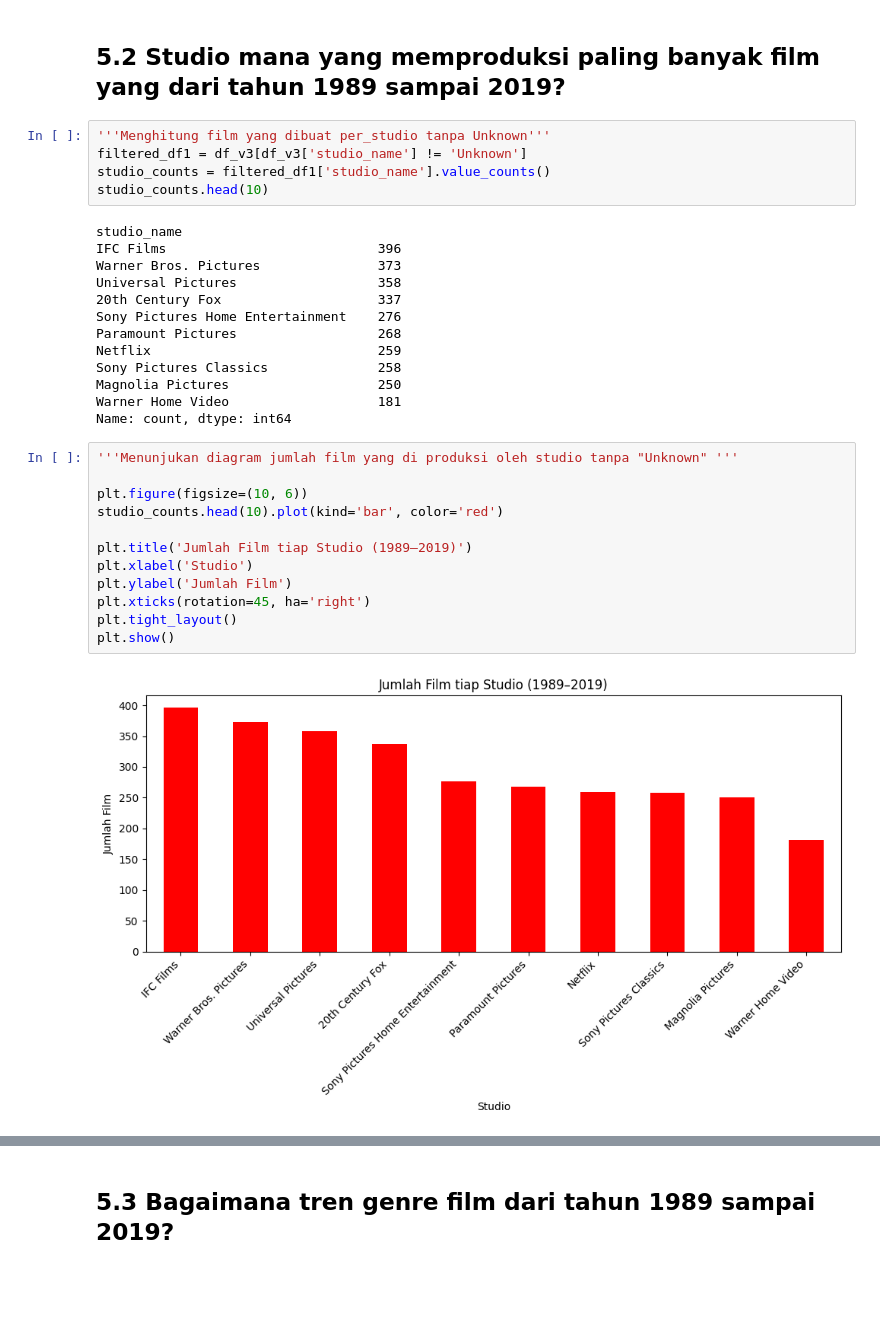
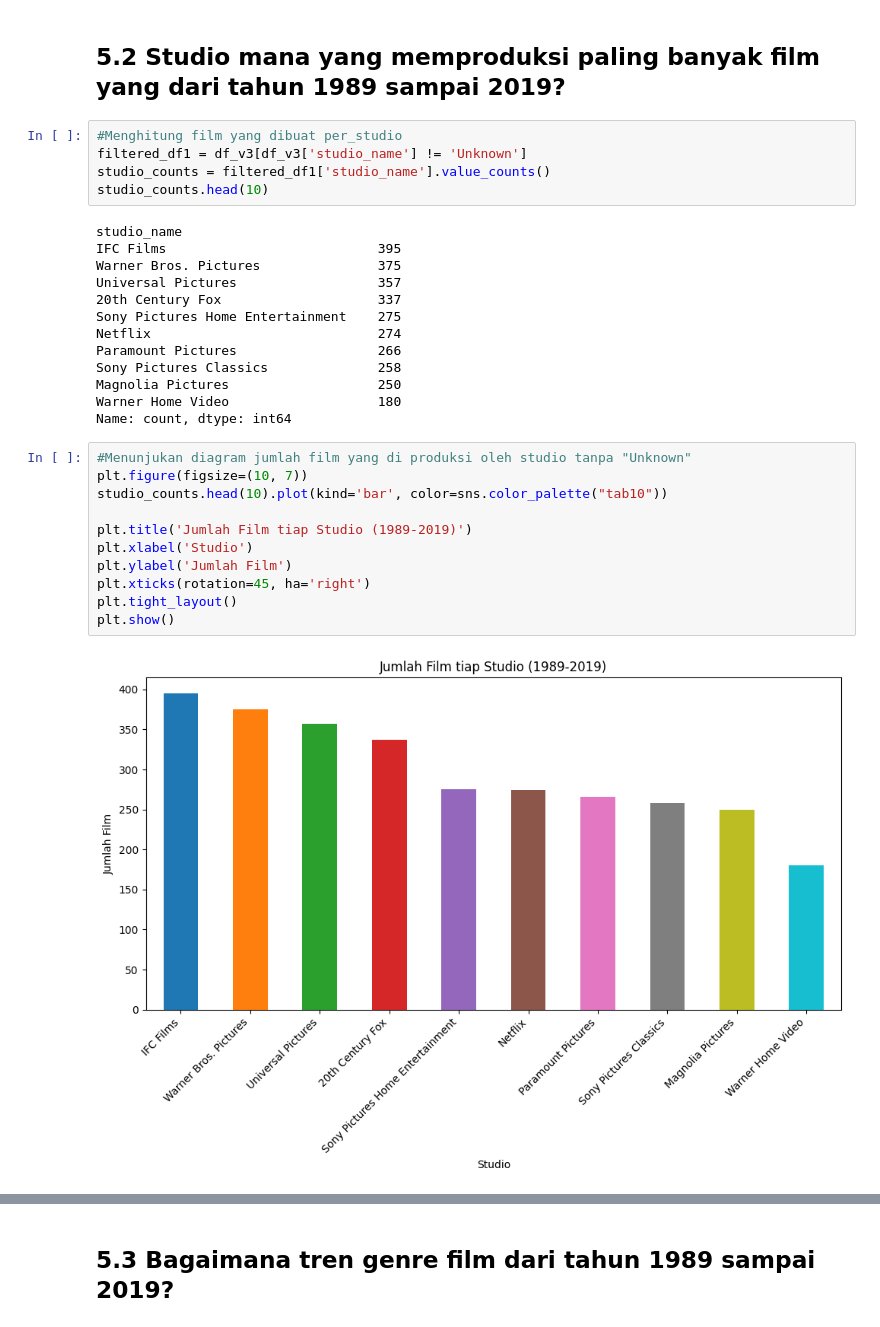
Before and after one commit to HbbSiregar/StreamWise, a Jupyter notebook: StreamWise.ipynb, the cells around one changed output, grey strips where cells are left out. Drawn from its saved outputs; the diff is of its cells as text; blank space fills up the shorter version.

```diff
--- a/StreamWise.ipynb
+++ b/StreamWise.ipynb
@@ -1670,34 +1742,33 @@ Dari diagram diatas saya mendapatkan 10 film dengan kritikus rating terbaik dari
 # %%
-'''Menghitung film yang dibuat per_studio tanpa Unknown'''
+#Menghitung film yang dibuat per_studio
 filtered_df1 = df_v3[df_v3['studio_name'] != 'Unknown']
 studio_counts = filtered_df1['studio_name'].value_counts()
 studio_counts.head(10)
 # %% [output]
 studio_name
-IFC Films                           396
-Warner Bros. Pictures               373
-Universal Pictures                  358
+IFC Films                           395
+Warner Bros. Pictures               375
+Universal Pictures                  357
 20th Century Fox                    337
-Sony Pictures Home Entertainment    276
-Paramount Pictures                  268
-Netflix                             259
+Sony Pictures Home Entertainment    275
+Netflix                             274
+Paramount Pictures                  266
 Sony Pictures Classics              258
 Magnolia Pictures                   250
-Warner Home Video                   181
+Warner Home Video                   180
 Name: count, dtype: int64
 # %%
-'''Menunjukan diagram jumlah film yang di produksi oleh studio tanpa "Unknown" '''
+#Menunjukan diagram jumlah film yang di produksi oleh studio tanpa "Unknown"
+plt.figure(figsize=(10, 7))
+studio_counts.head(10).plot(kind='bar', color=sns.color_palette("tab10"))
 
-plt.figure(figsize=(10, 6))
-studio_counts.head(10).plot(kind='bar', color='red')
-
-plt.title('Jumlah Film tiap Studio (1989–2019)')
+plt.title('Jumlah Film tiap Studio (1989-2019)')
 plt.xlabel('Studio')
 plt.ylabel('Jumlah Film')
 plt.xticks(rotation=45, ha='right')
 plt.tight_layout()
 plt.show()
 # %% [output]
-[figure, old version]
+[figure, new version]
 # %% [markdown]
 Insight :
```
Also changed, not shown: parts of 32 cells of this notebook, 1 other file.
